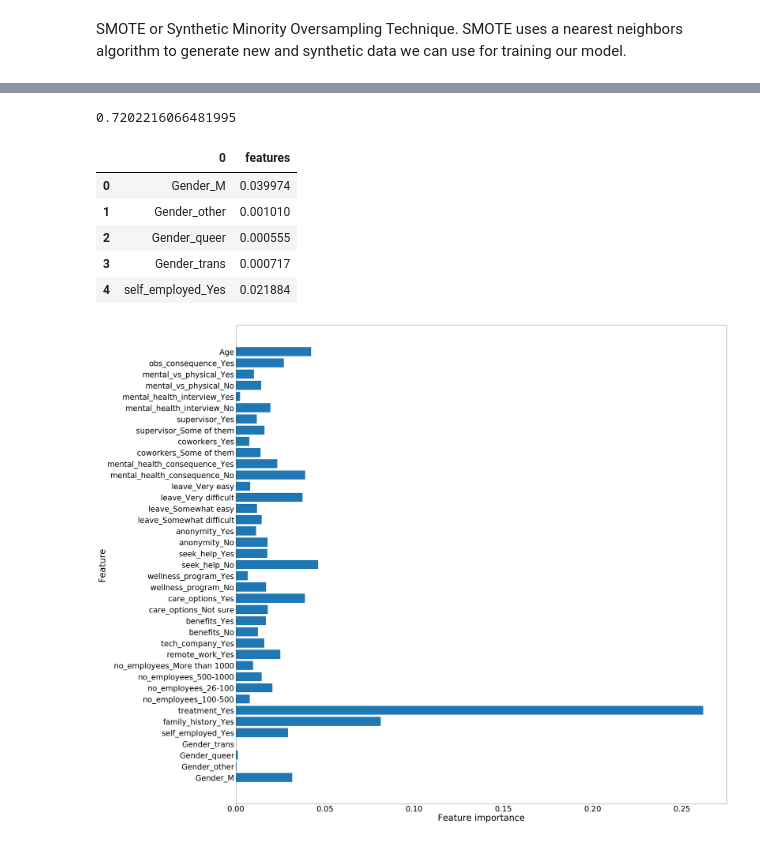
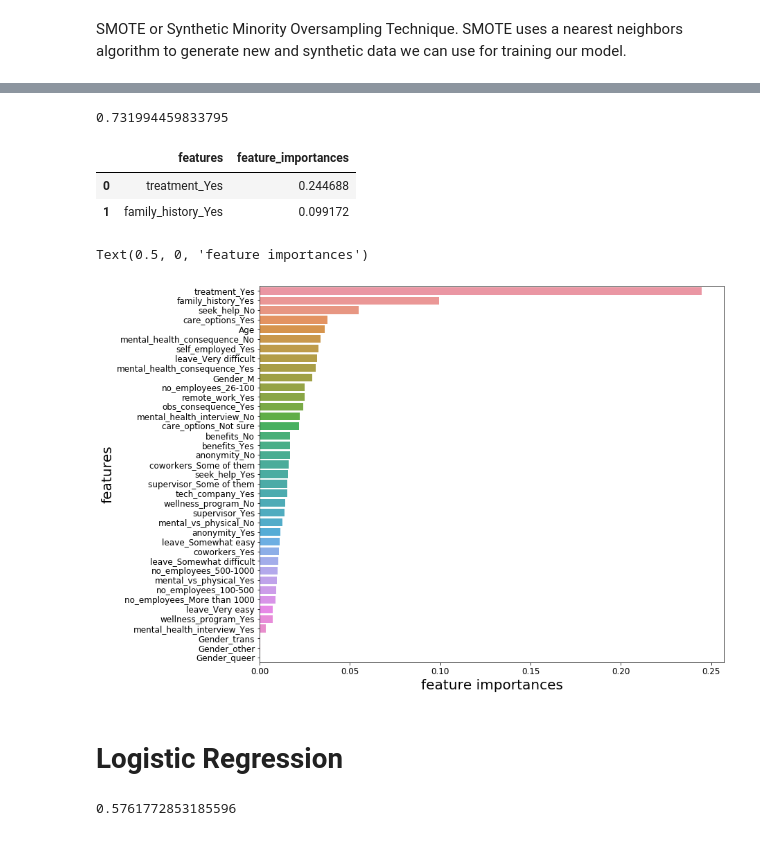
Before and after one commit to ChuckPryor/MentalHealth, a Jupyter notebook: data_prep.ipynb, the cells around one changed output, grey strips where cells are left out. Drawn from its saved outputs; the diff is of its cells as text; code cells hidden in the pictures.

Commit message:
smote

```diff
--- a/data_prep.ipynb
+++ b/data_prep.ipynb
@@ -296,3 +201,0 @@ bagged_tree = BaggingClassifier()
-# %%
-
-bagged_tree.fit(X_train, y_train)
@@ -327,5 +208,5 @@ Successfully installed imbalanced-learn-0.6.2 imblearn-0.0
 from imblearn.over_sampling import SMOTE
 
 sm = SMOTE(random_state=28)
-X_strain, y_strain = sm.fit_sample(X_train, y_train)
+X_sampled, y_sampled = sm.fit_sample(X_train, y_train)
 # %%
@@ -338,10 +219,6 @@ Rarely       361
 Name: work_interfere, dtype: int64
 # %%
 from sklearn.ensemble import BaggingClassifier, RandomForestClassifier
-forest = RandomForestClassifier(n_estimators=100, max_depth=5)
+forest = RandomForestClassifier(n_estimators=100, random_state=28, max_depth=5)
 
-smote_model= forest.fit(X_strain, y_strain)
+forest_model= forest.fit(X_sampled, y_sampled)
-# %%
-smote_model.score(X_strain, y_strain)
-# %% [output]
-0.7202216066481995
@@ -350,26 +225,35 @@ features = smote_model.feature_importances_
-# %%
-#pd.DataFrame(forest.feature_importances_)
-smote_df = pd.DataFrame(X_strain.columns)
-smote_df['features'] = forest.feature_importances_
-smote_df.head()
-# %% [output]
-|  | 0 | features |
-| 0 | Gender_M | 0.039974 |
-| 1 | Gender_other | 0.001010 |
-| 2 | Gender_queer | 0.000555 |
-| 3 | Gender_trans | 0.000717 |
-| 4 | self_employed_Yes | 0.021884 |
-# %%
-def plot_feature_importances(model):
-    n_features = X_strain.shape[1]
-plt.figure(figsize=(40,40))
-plt.barh(range(n_features), features, align='center')
-plt.yticks(np.arange(n_features), X_strain.columns.values)
-plt.xlabel('Feature importance', fontsize=40)
-plt.ylabel('Feature', fontsize=40)
-plt.yticks(fontsize=35)
-plt.xticks(fontsize=35)
-
-plot_feature_importances(smote_model)
-# %% [output]
-[figure, removed]
+# %%
+forest_model.score(X_sampled, y_sampled)
+# %% [output]
+0.731994459833795
+# %%
+features = pd.DataFrame(X_train.columns.values)
+features['feature_importances'] = forest_model.feature_importances_
+
+
+features.columns = ['features','feature_importances']
+
+features= features.sort_values(by=['feature_importances'], ascending=False)
+features.reset_index(drop='first', inplace= True)
+features.head(2)
+# %% [output]
+|  | features | feature_importances |
+| 0 | treatment_Yes | 0.244688 |
+| 1 | family_history_Yes | 0.099172 |
+# %%
+y = features.feature_importances
+x = features.features
+
+plt.figure(figsize=(12, 10))
+sns.barplot(y, x)
+
+plt.yticks(fontsize=12)
+plt.xticks(fontsize=12)
+
+plt.ylabel('features', fontsize=20)
+plt.xlabel('feature importances', fontsize=20)
+# %% [output]
+Text(0.5, 0, 'feature importances')
+[figure, added]
+# %% [markdown]
+# Logistic Regression
@@ -375,0 +266,4 @@ plot_feature_importances(smote_model)
+# %%
+log_model.score(X_sampled, y_sampled)
+# %% [output]
+0.5761772853185596
```
Also changed, not shown: parts of 36 cells of this notebook.
